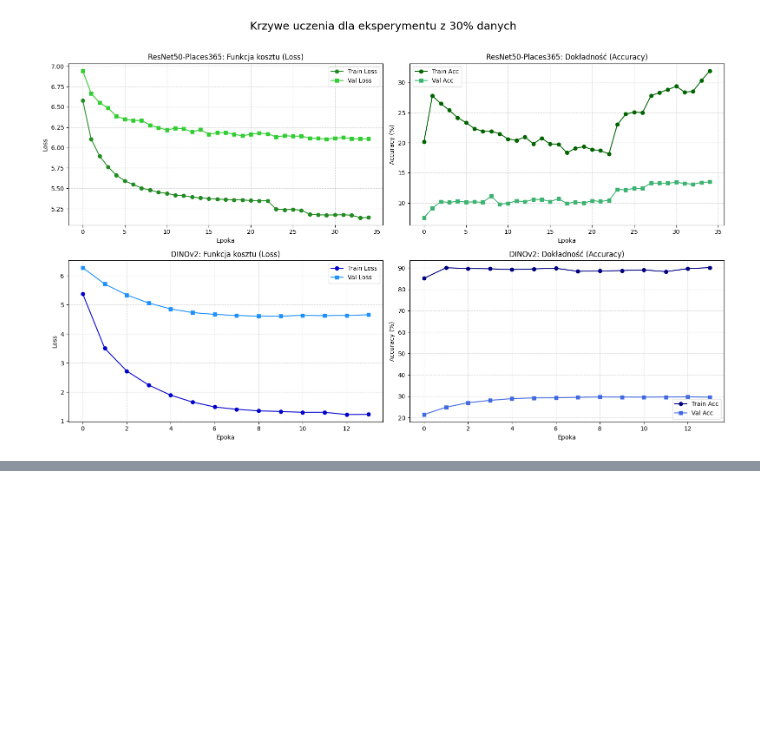
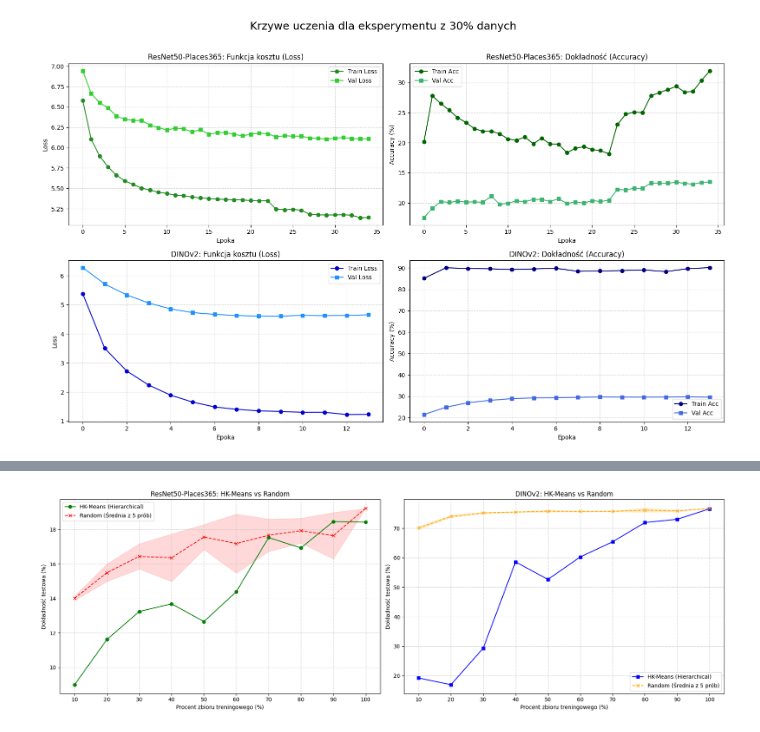
Before and after one commit to Micaet/WB2_Project, a Jupyter notebook: BigDatasetLT.ipynb, the cells around one changed output, grey strips where cells are left out. Drawn from its saved outputs; the diff is of its cells as text; code cells hidden in the pictures; blank space fills up the shorter version.

Commit message:
Porownanie z random

```diff
--- a/BigDatasetLT.ipynb
+++ b/BigDatasetLT.ipynb
@@ -920,0 +981,46 @@ Pełne wyniki Rozszerzonego Grid Search (posortowane malejąco):
+# %%
+import matplotlib.pyplot as plt
+import numpy as np
+
+fig, (ax1, ax2) = plt.subplots(1, 2, figsize=(18, 6))
+
+# Przekształcenie list na tablice numpy dla łatwiejszego dodawania/odejmowania
+perc_arr = np.array(percentages)
+rand_res_mean = np.array(results_random_resnet_mean)
+rand_res_std = np.array(results_random_resnet_std)
+rand_din_mean = np.array(results_random_dino_mean)
+rand_din_std = np.array(results_random_dino_std)
+
+### WYKRES DLA ResNet50
+ax1.plot(percentages, results_resnet, marker='o', color='green', label='HK-Means (Hierarchical)')
+ax1.plot(percentages, rand_res_mean, marker='x', color='red', linestyle='--', label=f'Random (Średnia z {len(RANDOM_SEEDS)} prób)')
+
+# Dodanie zacienionego obszaru odchylenia standardowego
+ax1.fill_between(perc_arr, rand_res_mean - rand_res_std, rand_res_mean + rand_res_std, color='red', alpha=0.15)
+
+ax1.set_title('ResNet50-Places365: HK-Means vs Random')
+ax1.set_xlabel('Procent zbioru treningowego (%)')
+ax1.set_ylabel('Dokładność testowa (%)')
+ax1.set_xticks(percentages)
+ax1.legend()
+ax1.grid(True, linestyle='--', alpha=0.6)
+
+### WYKRES DLA DINOv2
+ax2.plot(percentages, results_dino, marker='s', color='blue', label='HK-Means (Hierarchical)')
+ax2.plot(percentages, rand_din_mean, marker='x', color='orange', linestyle='--', label=f'Random (Średnia z {len(RANDOM_SEEDS)} prób)')
+
+# Dodanie zacienionego obszaru odchylenia standardowego
+ax2.fill_between(perc_arr, rand_din_mean - rand_din_std, rand_din_mean + rand_din_std, color='orange', alpha=0.2)
+
+ax2.set_title('DINOv2: HK-Means vs Random')
+ax2.set_xlabel('Procent zbioru treningowego (%)')
+ax2.set_ylabel('Dokładność testowa (%)')
+ax2.set_xticks(percentages)
+ax2.legend()
+ax2.grid(True, linestyle='--', alpha=0.6)
+
+plt.tight_layout()
+plt.savefig('plots/hkmeans_vs_random_lineplot_std.png', dpi=300)
+plt.show()
+# %% [output]
+[figure, added]
```
Also changed, not shown: parts of 10 cells of this notebook, 10 other files.
